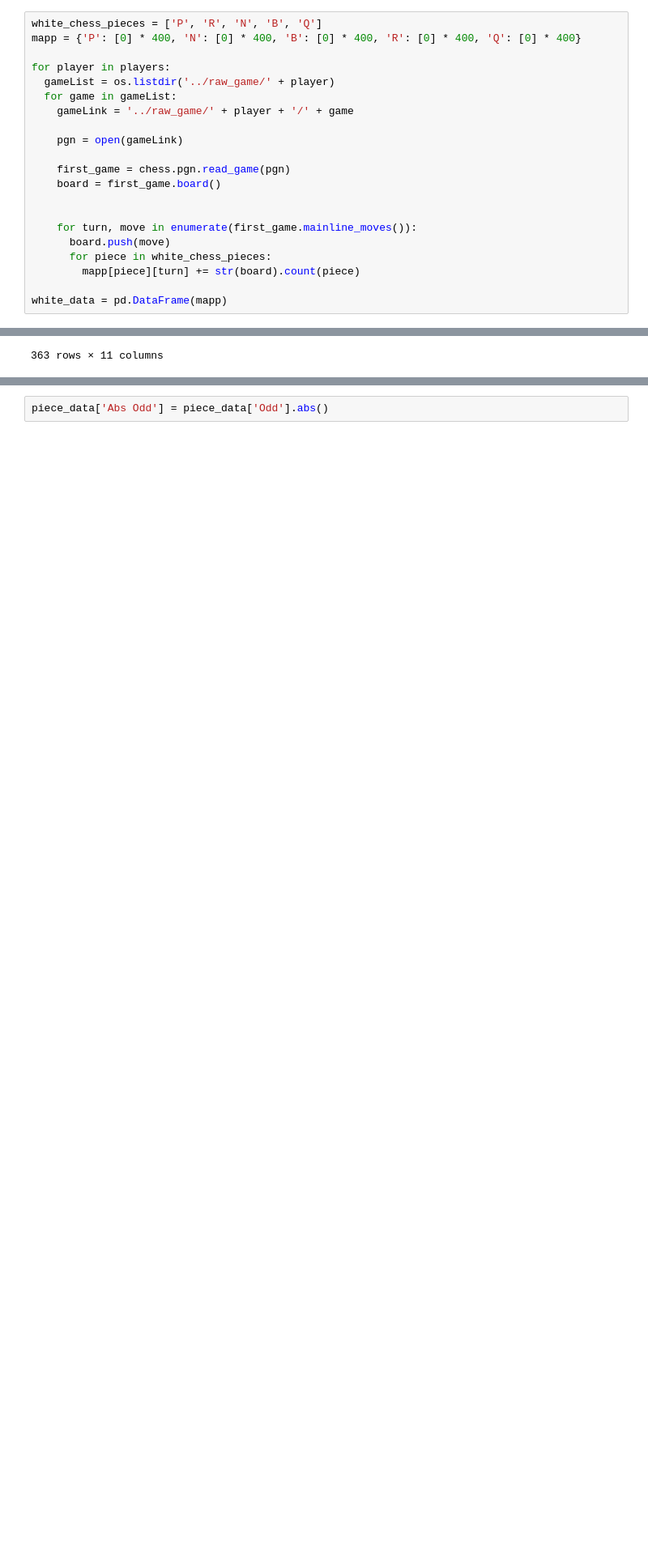
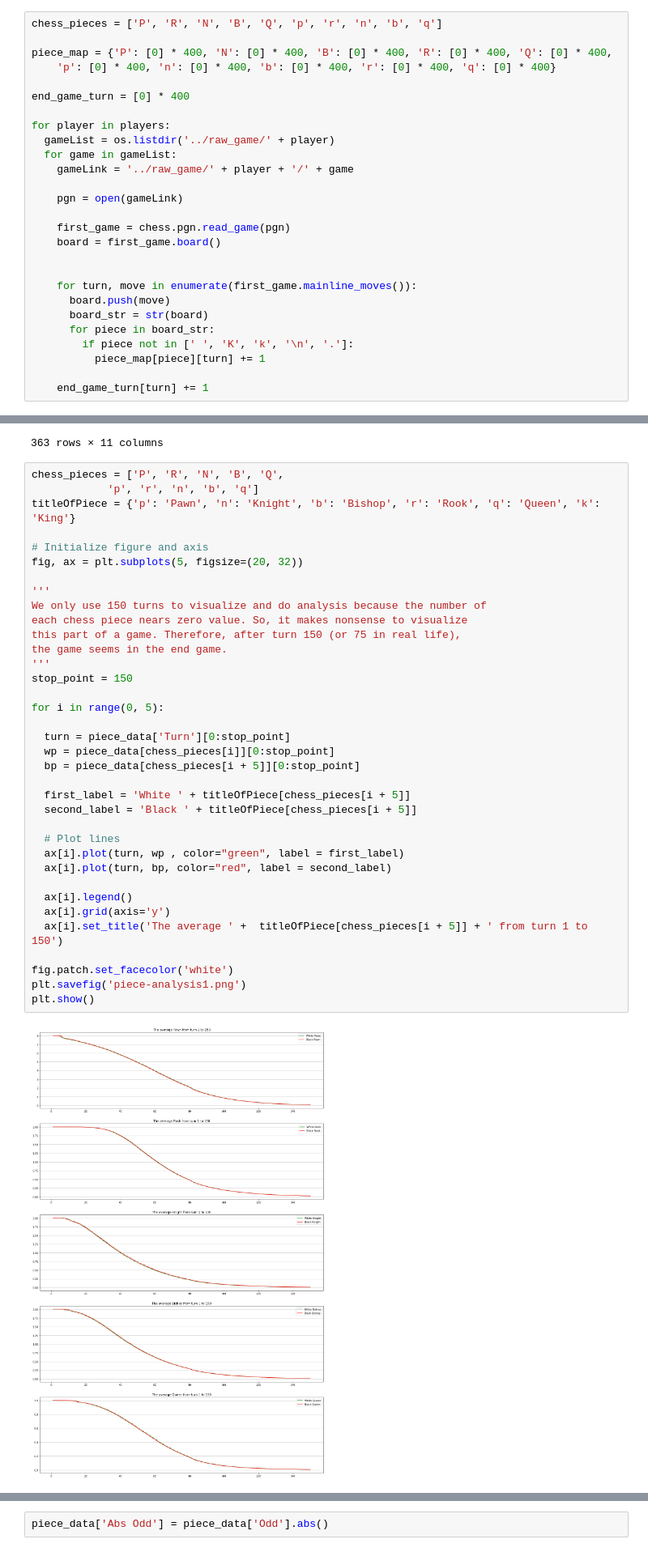
Before and after one commit to trinhhungfischer/chess-ai, a Jupyter notebook: analysis/piece_analysis.ipynb, the cells around one changed output, grey strips where cells are left out. Shown at 81% size. Saved outputs shown, nothing was run; the diff lists cells and outputs as text; blank space fills up the shorter version.

Commit message:
feat: Change piece data etl and Make piece visualize

```diff
--- a/analysis/piece_analysis.ipynb
+++ b/analysis/piece_analysis.ipynb
@@ -17,8 +17,12 @@ This part is used to extract, transform and load data from the raw chess game da
 players = ['Caruana', 'Polgar', 'Fischer', 'Morphy', 'Botvinnik', 'Tal',
  'Kasparov', 'Anand', 'Carlsen', 'Nakamura', 'Alekhine', 'Capablanca']
 # %%
-white_chess_pieces = ['P', 'R', 'N', 'B', 'Q']
-mapp = {'P': [0] * 400, 'N': [0] * 400, 'B': [0] * 400, 'R': [0] * 400, 'Q': [0] * 400}
+chess_pieces = ['P', 'R', 'N', 'B', 'Q', 'p', 'r', 'n', 'b', 'q']
+
+piece_map = {'P': [0] * 400, 'N': [0] * 400, 'B': [0] * 400, 'R': [0] * 400, 'Q': [0] * 400,
+    'p': [0] * 400, 'n': [0] * 400, 'b': [0] * 400, 'r': [0] * 400, 'q': [0] * 400}
+
+end_game_turn = [0] * 400
 
 for player in players:
   gameList = os.listdir('../raw_game/' + player)
@@ -33,7 +37,9 @@ for player in players:
 
     for turn, move in enumerate(first_game.mainline_moves()):
       board.push(move)
-      for piece in white_chess_pieces:
-        mapp[piece][turn] += str(board).count(piece)
+      board_str = str(board)
+      for piece in board_str:
+        if piece not in [' ', 'K', 'k', '\n', '.']:
+          piece_map[piece][turn] += 1
 
-white_data = pd.DataFrame(mapp)
+    end_game_turn[turn] += 1
@@ -102,6 +94,44 @@ piece_data
 | 361 | 362 | 0.000000 | 0.0 | 0.0 | 0.000047 | 0.0 | 0.000000 | 0.000047 | 0.0 | 0.0 | 0.0 |
 | 362 | 363 | 0.000000 | 0.0 | 0.0 | 0.000047 | 0.0 | 0.000000 | 0.000047 | 0.0 | 0.0 | 0.0 |
 363 rows × 11 columns
+# %%
+chess_pieces = ['P', 'R', 'N', 'B', 'Q',
+            'p', 'r', 'n', 'b', 'q']
+titleOfPiece = {'p': 'Pawn', 'n': 'Knight', 'b': 'Bishop', 'r': 'Rook', 'q': 'Queen', 'k': 'King'}
+
+# Initialize figure and axis
+fig, ax = plt.subplots(5, figsize=(20, 32))
+
+'''
+We only use 150 turns to visualize and do analysis because the number of
+each chess piece nears zero value. So, it makes nonsense to visualize
+this part of a game. Therefore, after turn 150 (or 75 in real life),
+the game seems in the end game.
+'''
+stop_point = 150
+
+for i in range(0, 5):
+
+  turn = piece_data['Turn'][0:stop_point]
+  wp = piece_data[chess_pieces[i]][0:stop_point]
+  bp = piece_data[chess_pieces[i + 5]][0:stop_point]
+
+  first_label = 'White ' + titleOfPiece[chess_pieces[i + 5]]
+  second_label = 'Black ' + titleOfPiece[chess_pieces[i + 5]]
+
+  # Plot lines
+  ax[i].plot(turn, wp , color="green", label = first_label)
+  ax[i].plot(turn, bp, color="red", label = second_label)
+
+  ax[i].legend()
+  ax[i].grid(axis='y')
+  ax[i].set_title('The average ' +  titleOfPiece[chess_pieces[i + 5]] + ' from turn 1 to 150')
+
+fig.patch.set_facecolor('white')
+plt.savefig('piece-analysis1.png')
+plt.show()
+# %% [output]
+[figure, added]
 # %% [markdown]
 ## Total chess piece odd between two player for each turn
 Suppose that the value of each chess piece include pawn, knight, bishop, rook, queen is 1, 3, 3, 5, 9 respectively
```
Also changed, not shown: parts of 7 cells of this notebook, 1 other file.
